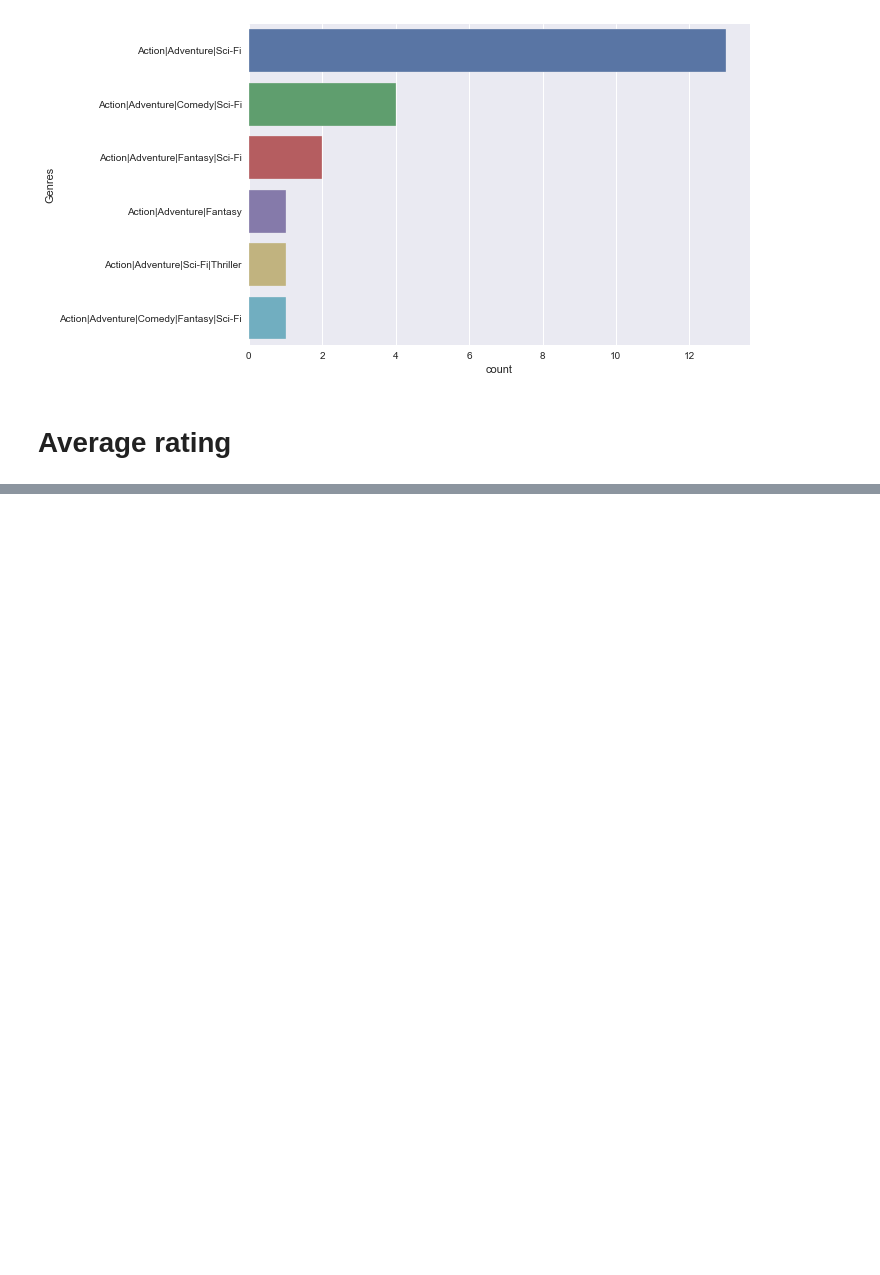
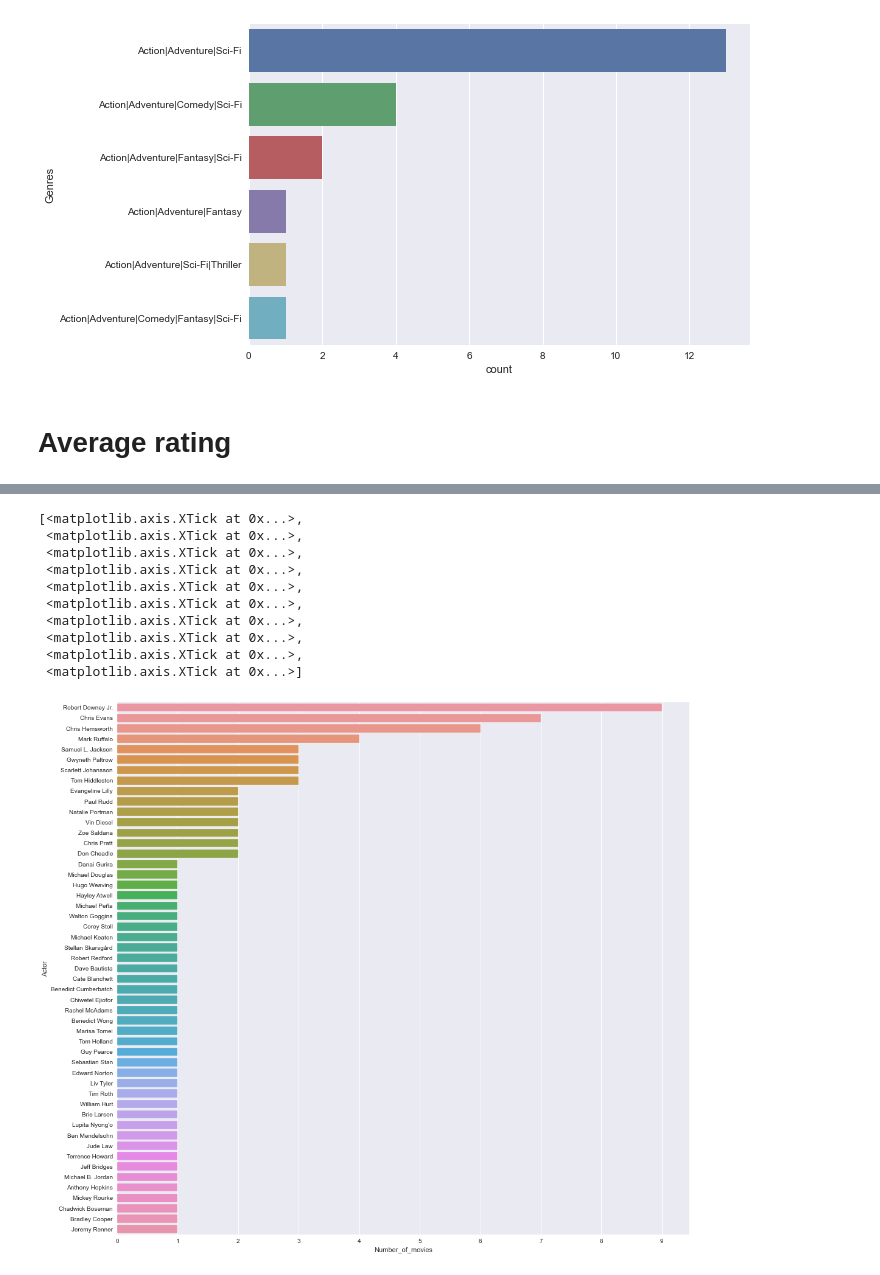
Before and after one commit to Mcgorane/kaggle-challenge2, a Jupyter notebook: marvel-notebook.ipynb, the cells around one changed output, grey strips where cells are left out. Cells and saved outputs as stored; diff of their text form; code cells hidden in the pictures; blank space fills up the shorter version.

```diff
--- a/marvel-notebook.ipynb
+++ b/marvel-notebook.ipynb
@@ -139,0 +128,17 @@ plt.show()
+# %%
+# horizontal bar chart
+fig, ax = plt.subplots(figsize=(15,15))
+sns.barplot(x="Number_of_movies", y="Actor", data=movies_per_actor)
+ax.set_xticks([x for x in range(10)])
+# %% [output]
+[<matplotlib.axis.XTick at 0x...>,
+ <matplotlib.axis.XTick at 0x...>,
+ <matplotlib.axis.XTick at 0x...>,
+ <matplotlib.axis.XTick at 0x...>,
+ <matplotlib.axis.XTick at 0x...>,
+ <matplotlib.axis.XTick at 0x...>,
+ <matplotlib.axis.XTick at 0x...>,
+ <matplotlib.axis.XTick at 0x...>,
+ <matplotlib.axis.XTick at 0x...>,
+ <matplotlib.axis.XTick at 0x...>]
+[figure, added]
```
Also changed, not shown: parts of 19 cells of this notebook, 1 other file.
